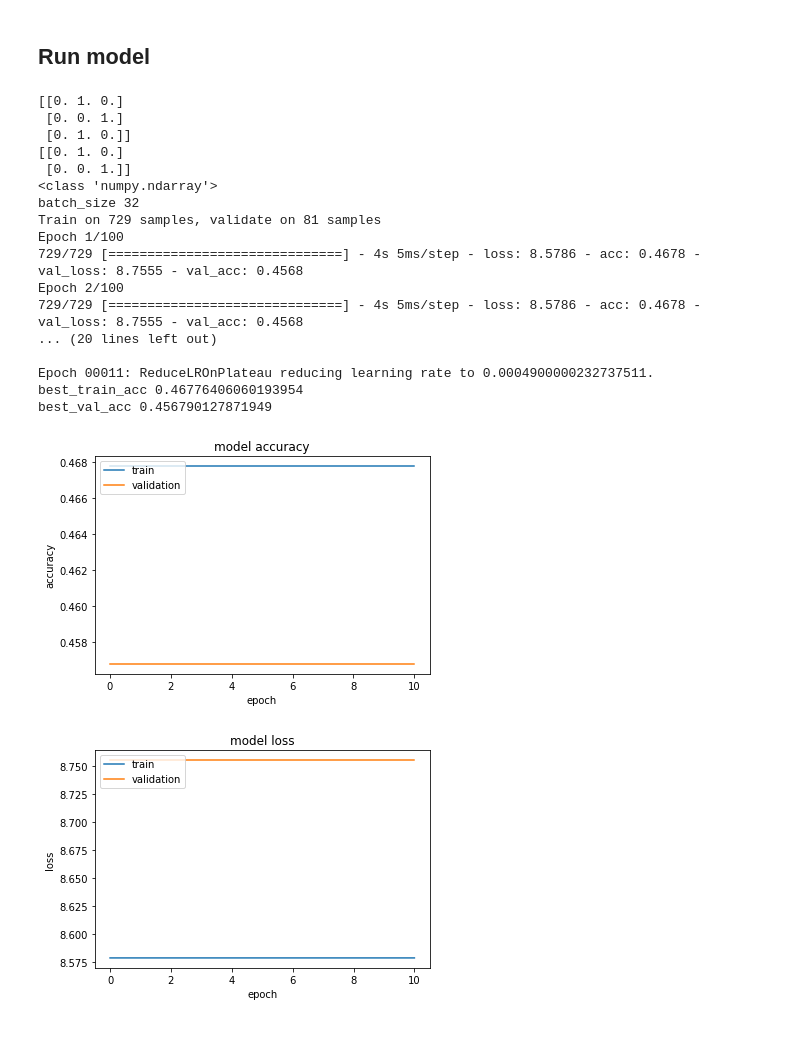
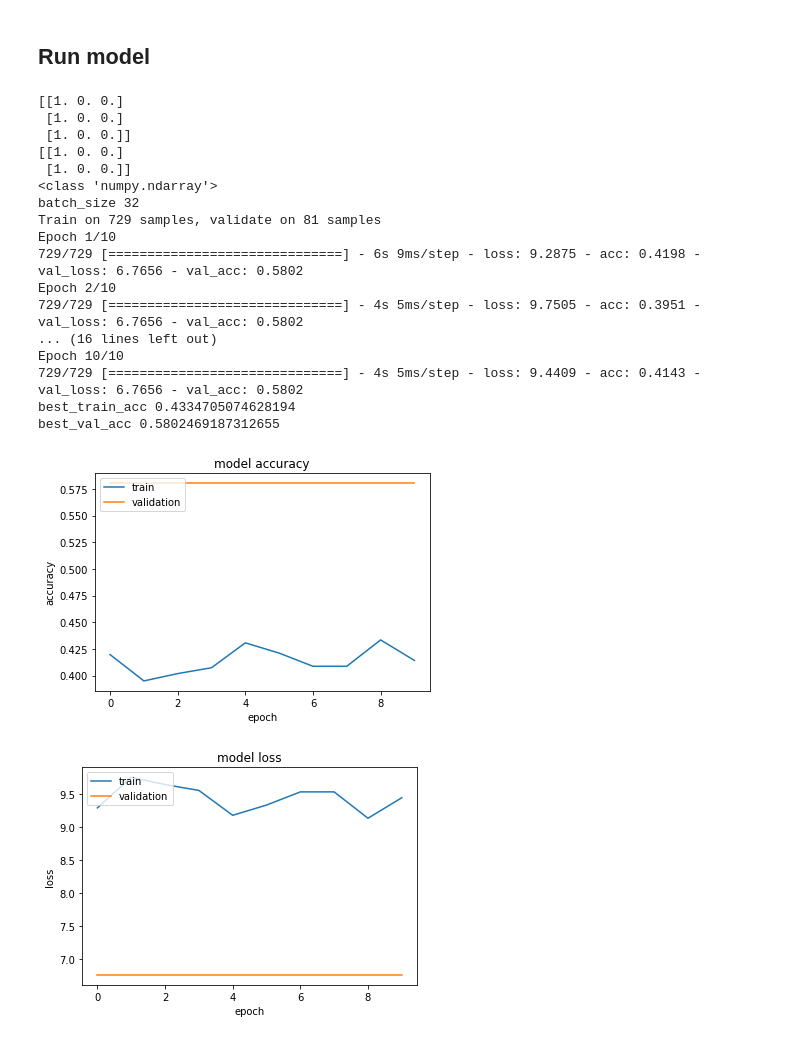
Before and after one commit to elkhand/human-emotions-classifier, a Jupyter notebook: Image and Caption Joint Learning June 21 2018.ipynb, the cells around one changed output. Saved outputs shown, nothing was run; the diff lists cells and outputs as text; code cells hidden in the pictures.

```diff
--- a/Image and Caption Joint Learning June 21 2018.ipynb
+++ b/Image and Caption Joint Learning June 21 2018.ipynb
@@ -567,57 +602,90 @@ reduce_lr = ReduceLROnPlateau(monitor='val_loss',
                                   cooldown=1,
                                   min_lr=1e-7,
                                   verbose=verbose)
-tfBoard = TensorBoard(log_dir='logs',histogram_freq=1) # ,embeddings_freq=1
+
+logs_dir = "logs"
+rmtree(logs_dir, ignore_errors=True)
+os.makedirs(logs_dir)
+
+tfBoard = TensorBoard(log_dir=logs_dir,histogram_freq=1,
+#                       embeddings_freq=1,
+#                       embeddings_layer_names=None,
+#                       embeddings_metadata=None,
+                      write_images=True) #
 
 early_stopping = EarlyStopping(monitor='val_loss', patience=patience)
-callbacks_list = [early_stopping, reduce_lr, tfBoard]
+callbacks_list = [early_stopping, reduce_lr, tfBoard] #
 
 printCnt = 10
 X_train, X_train_text, y_train= np.array(X_train), np.array(X_train_text), np.array(y_train)
 X_train, X_train_text, y_train = shuffle(X_train, X_train_text, y_train)
 batch_size = 32
 print("batch_size", batch_size)
-history = full_model.fit([X_train, X_train_text], y_train,
+
+K.clear_session()
+full_model = build_model(40, 3, get_config())
+history = full_model.fit([X_train, train_padded_sequence], train_labels,
                                    batch_size=batch_size,
-                                   epochs=100,
+                                   epochs=10,
                                    #shuffle=True,
                                    validation_split=0.1,
                                    callbacks=callbacks_list,
                                    #class_weight=class_weights,
                                    verbose=1)
+
+
+# LAYERS_TO_UNFREEZE = 20
+# setup_to_finetune(full_model, False)
+# history = full_model.fit([X_train, train_padded_sequence], train_labels,
+#                                    batch_size=batch_size,
+#                                    epochs=100,
+#                                    shuffle=True,
+#                                    validation_split=0.1,
+#                                    callbacks=callbacks_list,
+#                                    #class_weight=class_weights,
+#                                    verbose=1)
+
+# history = full_model.fit([X_train, X_train_text], y_train,
+#                                    batch_size=batch_size,
+#                                    epochs=100,
+#                                    #shuffle=True,
+#                                    validation_split=0.1,
+#                                    callbacks=callbacks_list,
+#                                    #class_weight=class_weights,
+#                                    verbose=1)
 
 # LAYERS_TO_UNFREEZE = 20
 # setup_to_finetune(full_model, False)
 # history = full_model.fit([X_train, X_train_text], y_train,
 #                                    batch_size=batch_size,
 #                                    epochs=100,
 #                                    shuffle=True,
 #                                    validation_split=0.1,
 #                                    callbacks=callbacks_list,
 #                                    #class_weight=class_weights,
 #                                    verbose=1)
 
 useF1Score = False
 pt.plot_model_accuracy(history, model_results_root_dir, useF1Score)
 #,  validation_split=0.2,epochs=epochs,
 #  steps_per_epoch=  2000 // get_config()['batch_size'],
 # %% [output]
-[[0. 1. 0.]
- [0. 0. 1.]
- [0. 1. 0.]]
-[[0. 1. 0.]
- [0. 0. 1.]]
+[[1. 0. 0.]
+ [1. 0. 0.]
+ [1. 0. 0.]]
+[[1. 0. 0.]
+ [1. 0. 0.]]
 <class 'numpy.ndarray'>
 batch_size 32
 Train on 729 samples, validate on 81 samples
-Epoch 1/100
-729/729 [==============================] - 4s 5ms/step - loss: 8.5786 - acc: 0.4678 - val_loss: 8.7555 - val_acc: 0.4568
-Epoch 2/100
-729/729 [==============================] - 4s 5ms/step - loss: 8.5786 - acc: 0.4678 - val_loss: 8.7555 - val_acc: 0.4568
-... (20 lines left out)
-
-Epoch 00011: ReduceLROnPlateau reducing learning rate to 0.0004900000232737511.
-best_train_acc 0.46776406060193954
-best_val_acc 0.456790127871949
+Epoch 1/10
+729/729 [==============================] - 6s 9ms/step - loss: 9.2875 - acc: 0.4198 - val_loss: 6.7656 - val_acc: 0.5802
+Epoch 2/10
+729/729 [==============================] - 4s 5ms/step - loss: 9.7505 - acc: 0.3951 - val_loss: 6.7656 - val_acc: 0.5802
+... (16 lines left out)
+Epoch 10/10
+729/729 [==============================] - 4s 5ms/step - loss: 9.4409 - acc: 0.4143 - val_loss: 6.7656 - val_acc: 0.5802
+best_train_acc 0.4334705074628194
+best_val_acc 0.5802469187312655
-[figure, old version]
+[figure, new version]
-[figure, old version]
+[figure, new version]
```
Also changed, not shown: parts of 4 cells of this notebook, 13 other files.
